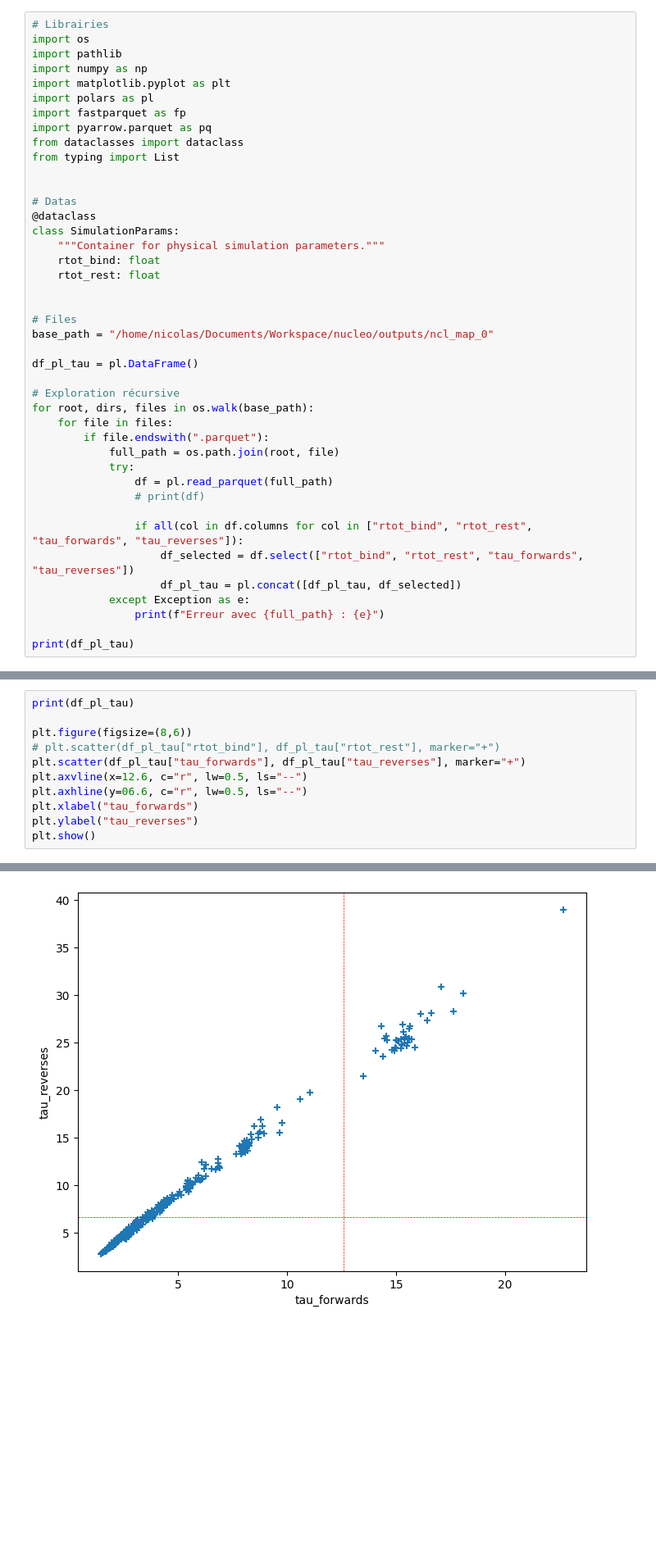
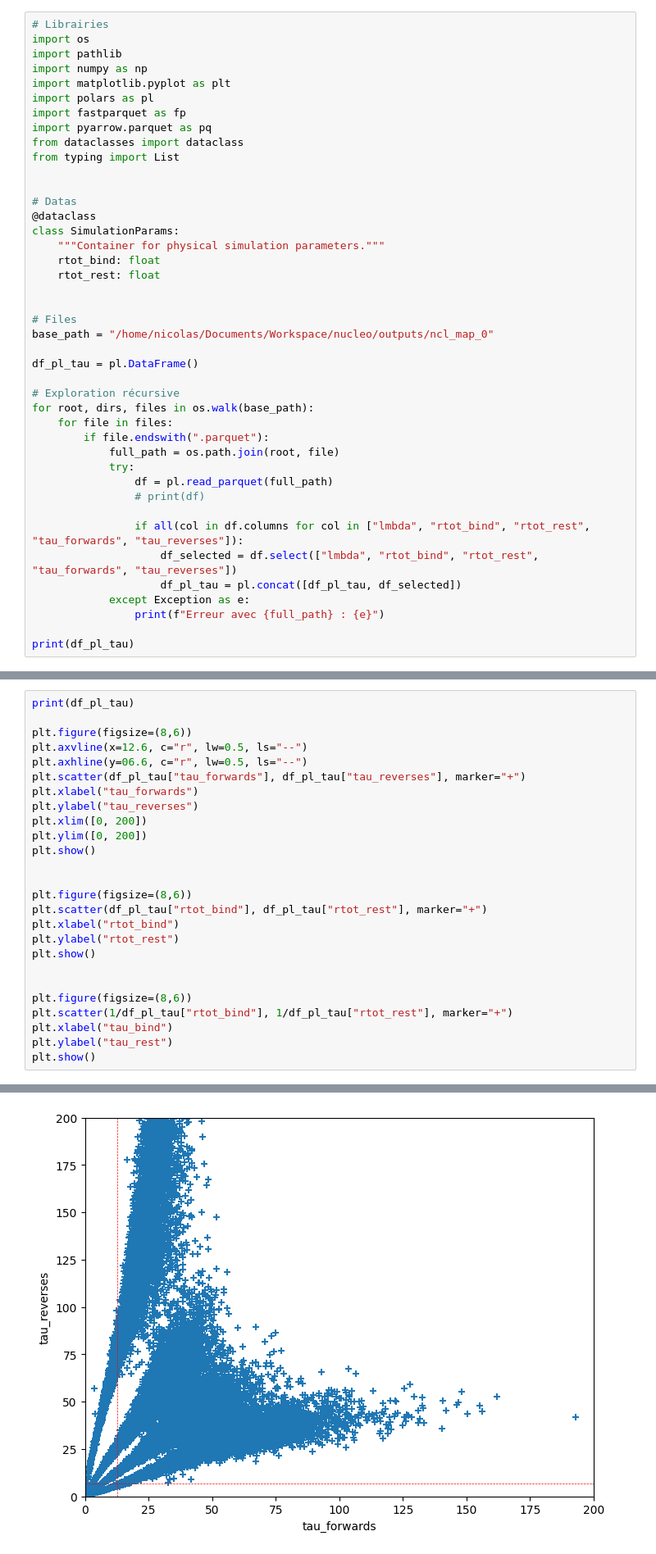
Before and after one commit to npelletbossot/Workspace, a Jupyter notebook: working_on/notebooks/working_on.ipynb, the cells around one changed output, grey strips where cells are left out. Shown at 82% size. Drawn from its saved outputs; the diff is of its cells as text; blank space fills up the shorter version.

```diff
--- a/working_on/notebooks/working_on.ipynb
+++ b/working_on/notebooks/working_on.ipynb
@@ -412,8 +550,8 @@ for root, dirs, files in os.walk(base_path):
                 df = pl.read_parquet(full_path)
                 # print(df)
 
-                if all(col in df.columns for col in ["rtot_bind", "rtot_rest", "tau_forwards", "tau_reverses"]):
-                    df_selected = df.select(["rtot_bind", "rtot_rest", "tau_forwards", "tau_reverses"])
+                if all(col in df.columns for col in ["lmbda", "rtot_bind", "rtot_rest", "tau_forwards", "tau_reverses"]):
+                    df_selected = df.select(["lmbda", "rtot_bind", "rtot_rest", "tau_forwards", "tau_reverses"])
                     df_pl_tau = pl.concat([df_pl_tau, df_selected])
             except Exception as e:
                 print(f"Erreur avec {full_path} : {e}")
@@ -442,11 +580,26 @@ shape: (361, 4)
 print(df_pl_tau)
 
 plt.figure(figsize=(8,6))
-# plt.scatter(df_pl_tau["rtot_bind"], df_pl_tau["rtot_rest"], marker="+")
-plt.scatter(df_pl_tau["tau_forwards"], df_pl_tau["tau_reverses"], marker="+")
 plt.axvline(x=12.6, c="r", lw=0.5, ls="--")
 plt.axhline(y=06.6, c="r", lw=0.5, ls="--")
+plt.scatter(df_pl_tau["tau_forwards"], df_pl_tau["tau_reverses"], marker="+")
 plt.xlabel("tau_forwards")
 plt.ylabel("tau_reverses")
+plt.xlim([0, 200])
+plt.ylim([0, 200])
 plt.show()
+
+
+plt.figure(figsize=(8,6))
+plt.scatter(df_pl_tau["rtot_bind"], df_pl_tau["rtot_rest"], marker="+")
+plt.xlabel("rtot_bind")
+plt.ylabel("rtot_rest")
+plt.show()
+
+
+plt.figure(figsize=(8,6))
+plt.scatter(1/df_pl_tau["rtot_bind"], 1/df_pl_tau["rtot_rest"], marker="+")
+plt.xlabel("tau_bind")
+plt.ylabel("tau_rest")
+plt.show()
 # %% [output]
@@ -471 +624 @@ shape: (361, 4)
-[figure, old version]
+[figure, new version]
```
Also changed, not shown: parts of 27 cells of this notebook, 3 other files.
